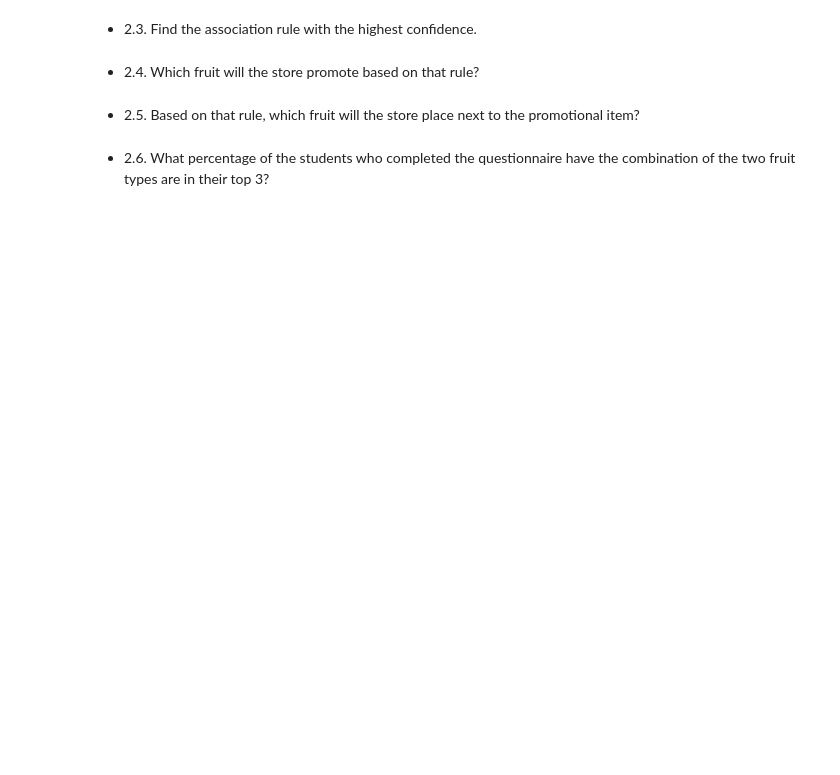
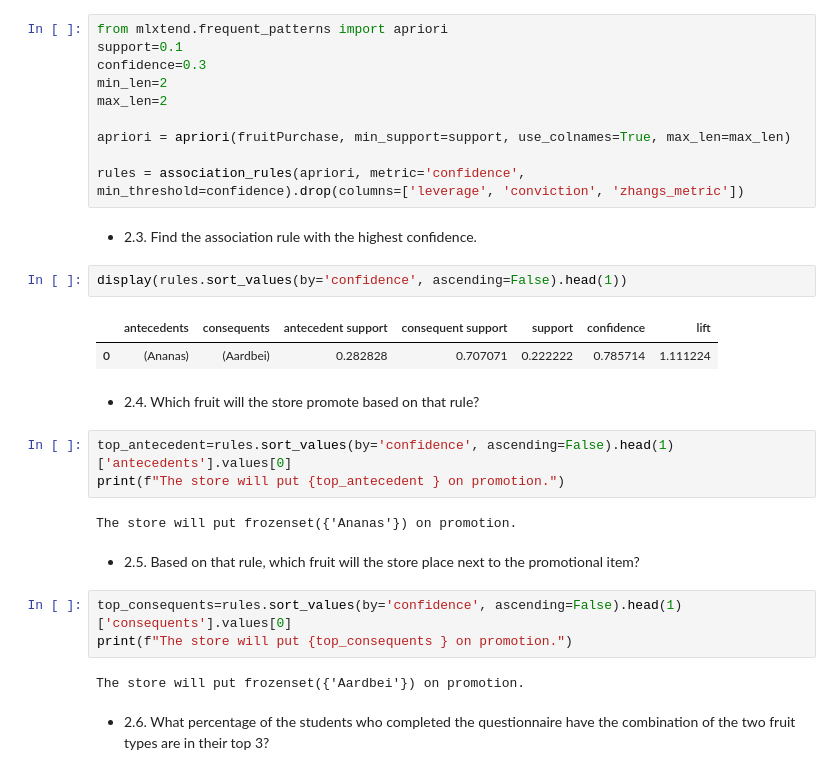
Before and after one commit to EliasDeHondt/DataScience2, a Jupyter notebook: Exam/P3 Example Exam.ipynb, the cells around one changed output. Saved outputs shown, nothing was run; the diff lists cells and outputs as text; blank space fills up the shorter version.

```diff
--- a/Exam/P3 Example Exam.ipynb
+++ b/Exam/P3 Example Exam.ipynb
@@ -798,11 +813,36 @@ A supermarket wants to attract people to the store with a very strong promotion
     - support=`0.1`
     - confidence=`0.3`
     - min_len=`2`, max_len=`2`)
+# %%
+from mlxtend.frequent_patterns import apriori
+support=0.1
+confidence=0.3
+min_len=2
+max_len=2
+
+apriori = apriori(fruitPurchase, min_support=support, use_colnames=True, max_len=max_len)
+
+rules = association_rules(apriori, metric='confidence', min_threshold=confidence).drop(columns=['leverage', 'conviction', 'zhangs_metric'])
 # %% [markdown]
 - 2.3. Find the association rule with the highest confidence.
+# %%
+display(rules.sort_values(by='confidence', ascending=False).head(1))
+# %% [output]
+|  | antecedents | consequents | antecedent support | consequent support | support | confidence | lift |
+| 0 | (Ananas) | (Aardbei) | 0.282828 | 0.707071 | 0.222222 | 0.785714 | 1.111224 |
 # %% [markdown]
 - 2.4. Which fruit will the store promote based on that rule?
+# %%
+top_antecedent=rules.sort_values(by='confidence', ascending=False).head(1)['antecedents'].values[0]
+print(f"The store will put {top_antecedent } on promotion.")
+# %% [output]
+The store will put frozenset({'Ananas'}) on promotion.
 # %% [markdown]
 - 2.5. Based on that rule, which fruit will the store place next to the promotional item?
+# %%
+top_consequents=rules.sort_values(by='confidence', ascending=False).head(1)['consequents'].values[0]
+print(f"The store will put {top_consequents } on promotion.")
+# %% [output]
+The store will put frozenset({'Aardbei'}) on promotion.
 # %% [markdown]
 - 2.6. What percentage of the students who completed the questionnaire have the combination of the two fruit types are in their top 3?
```
Also changed, not shown: parts of 6 cells of this notebook, 1 other file.
